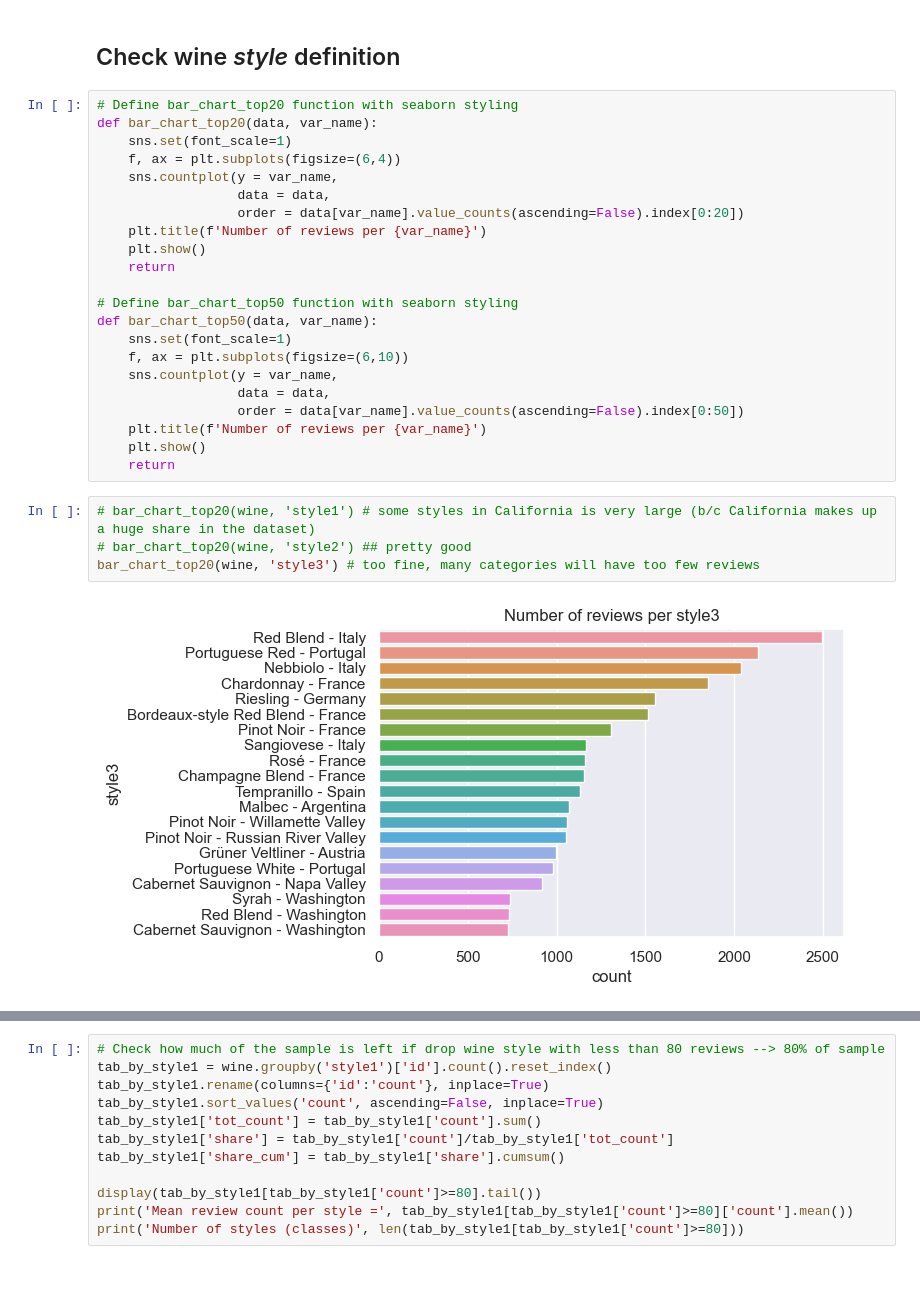
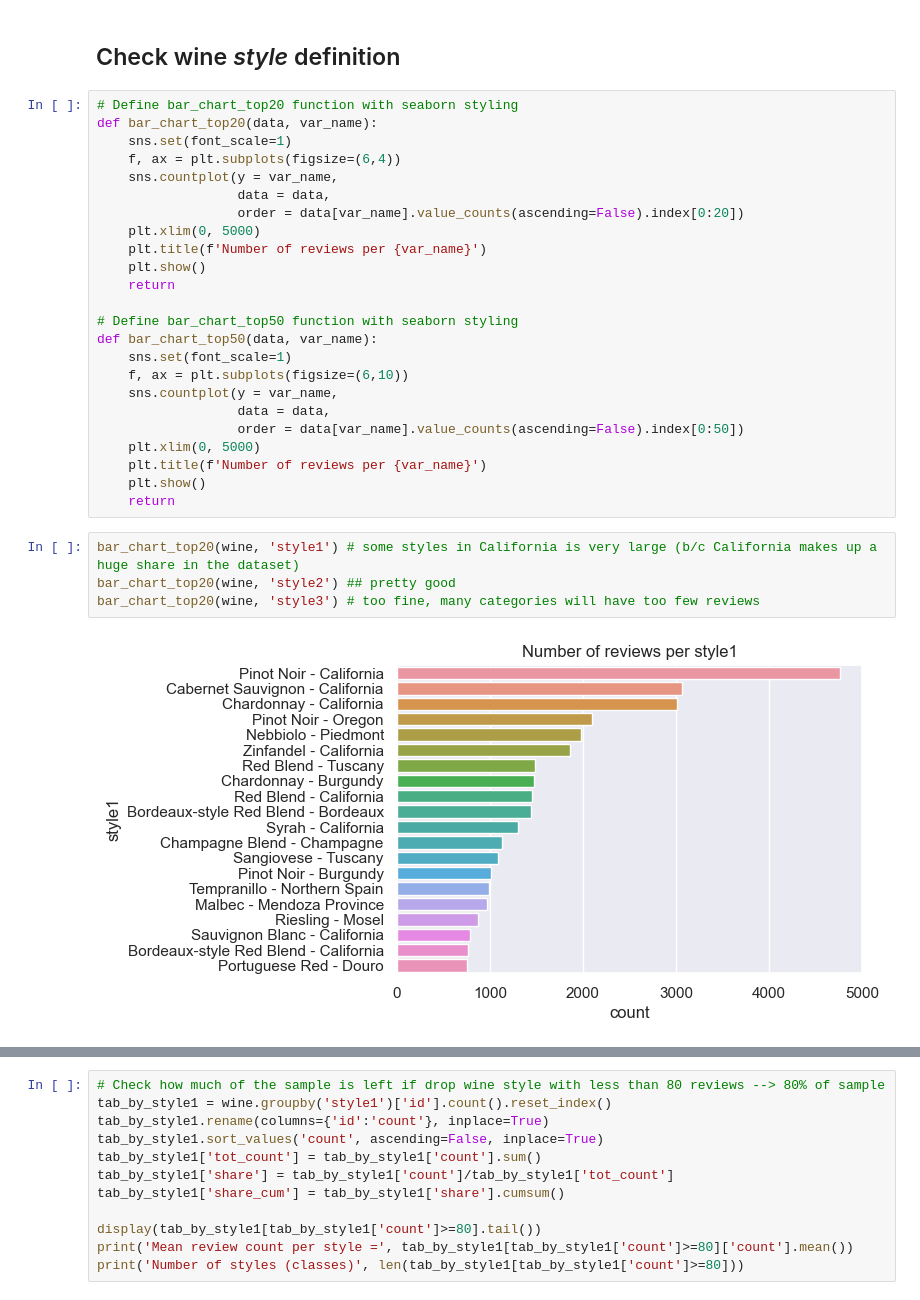
Before and after one commit to VishyFishy02/Somm_Wine_Reccomendation, a Jupyter notebook: Exploratory_Data_Analysis/EDA_old.ipynb, the cells around one changed output, grey strips where cells are left out. Saved outputs shown, nothing was run; the diff lists cells and outputs as text.

```diff
--- a/Exploratory_Data_Analysis/EDA.ipynb
+++ b/Exploratory_Data_Analysis/EDA_old.ipynb
@@ -364,6 +364,7 @@ def bar_chart_top20(data, var_name):
     sns.countplot(y = var_name,
                   data = data,
                   order = data[var_name].value_counts(ascending=False).index[0:20])
+    plt.xlim(0, 5000)
     plt.title(f'Number of reviews per {var_name}')
     plt.show()
     return
@@ -375,12 +376,13 @@ def bar_chart_top50(data, var_name):
     sns.countplot(y = var_name,
                   data = data,
                   order = data[var_name].value_counts(ascending=False).index[0:50])
+    plt.xlim(0, 5000)
     plt.title(f'Number of reviews per {var_name}')
     plt.show()
     return
 # %%
-# bar_chart_top20(wine, 'style1') # some styles in California is very large (b/c California makes up a huge share in the dataset)
-# bar_chart_top20(wine, 'style2') ## pretty good
+bar_chart_top20(wine, 'style1') # some styles in California is very large (b/c California makes up a huge share in the dataset)
+bar_chart_top20(wine, 'style2') ## pretty good
 bar_chart_top20(wine, 'style3') # too fine, many categories will have too few reviews
 # %% [output]
-[figure, old version]
+[figure, new version]
```
Also changed, not shown: parts of 7 cells of this notebook, 1 other file.
